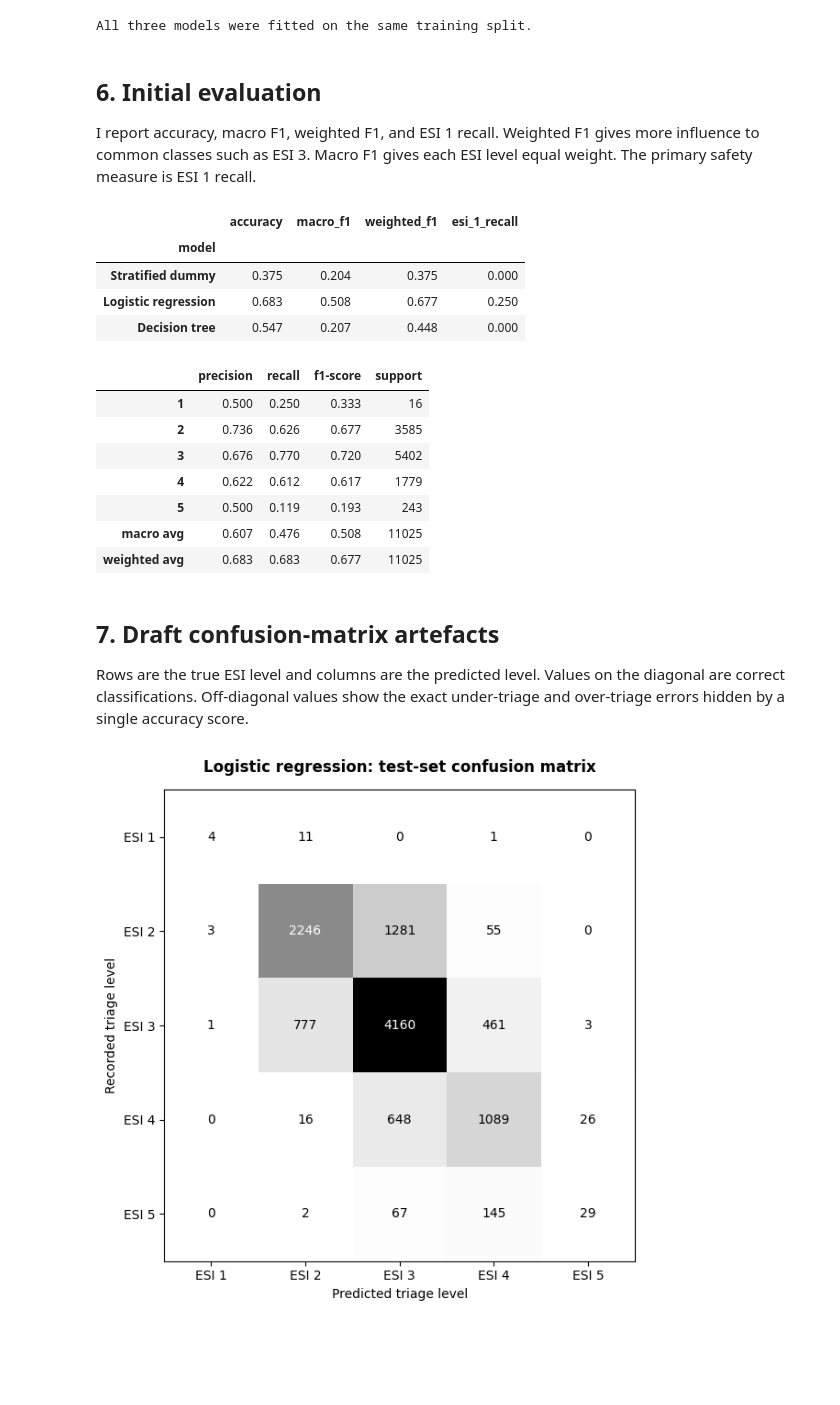
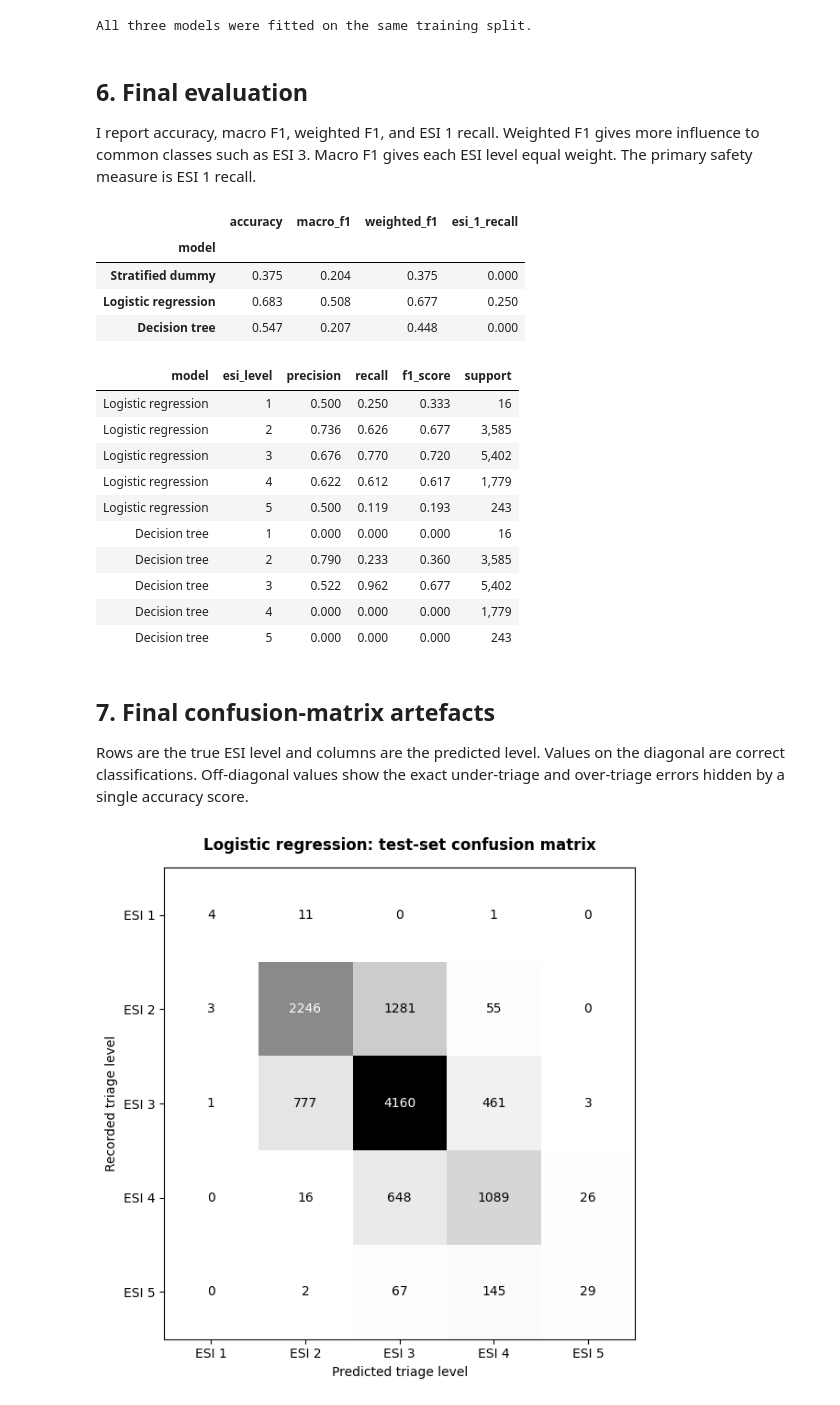
Before and after one commit to Ternatsu2/carisurg-portfolio, a Jupyter notebook: notebooks/week6_final_baseline_models.ipynb, the cells around one changed output. Saved outputs shown, nothing was run; the diff lists cells and outputs as text; code cells hidden in the pictures; blank space fills up the shorter version.

Commit message:
Add Week 6 final baseline report

```diff
--- a/notebooks/week6_interim_baseline_models.ipynb
+++ b/notebooks/week6_final_baseline_models.ipynb
@@ -219,7 +219,7 @@ print("All three models were fitted on the same training split.")
 # %% [output]
 All three models were fitted on the same training split.
 # %% [markdown]
-## 6. Initial evaluation
+## 6. Final evaluation
 
 I report accuracy, macro F1, weighted F1, and ESI 1 recall. Weighted F1 gives more influence to common classes such as ESI 3. Macro F1 gives each ESI level equal weight. The primary safety measure is ESI 1 recall.
 # %%
@@ -250,30 +250,48 @@ metrics.style.format("{:.3f}").highlight_max(axis=0, color="#e7efe7")
 | Logistic regression | 0.683 | 0.508 | 0.677 | 0.250 |
 | Decision tree | 0.547 | 0.207 | 0.448 | 0.000 |
 # %%
-logistic_report = pd.DataFrame(
-    classification_report(
+per_class_rows = []
+for model_name in ["Logistic regression", "Decision tree"]:
+    report = classification_report(
         y_test,
-        predictions["Logistic regression"],
+        predictions[model_name],
         labels=LABELS,
         output_dict=True,
         zero_division=0,
     )
-).transpose()
+    for label in LABELS:
+        result = report[str(label)]
+        per_class_rows.append(
+            {
+                "model": model_name,
+                "esi_level": label,
+                "precision": result["precision"],
+                "recall": result["recall"],
+                "f1_score": result["f1-score"],
+                "support": int(result["support"]),
+            }
+        )
 
-logistic_report.loc[[str(label) for label in LABELS] + ["macro avg", "weighted avg"]].style.format(
-    {"precision": "{:.3f}", "recall": "{:.3f}", "f1-score": "{:.3f}", "support": "{:.0f}"}
-)
+per_class_metrics = pd.DataFrame(per_class_rows)
+per_class_metrics.to_csv(docs_directory / "w6_per_class_metrics.csv", index=False)
+
+per_class_metrics.style.format(
+    {"precision": "{:.3f}", "recall": "{:.3f}", "f1_score": "{:.3f}", "support": "{:,}"}
+).hide(axis="index")
 # %% [output]
-|  | precision | recall | f1-score | support |
-| 1 | 0.500 | 0.250 | 0.333 | 16 |
-| 2 | 0.736 | 0.626 | 0.677 | 3585 |
-| 3 | 0.676 | 0.770 | 0.720 | 5402 |
-| 4 | 0.622 | 0.612 | 0.617 | 1779 |
-| 5 | 0.500 | 0.119 | 0.193 | 243 |
-| macro avg | 0.607 | 0.476 | 0.508 | 11025 |
-| weighted avg | 0.683 | 0.683 | 0.677 | 11025 |
+| model | esi_level | precision | recall | f1_score | support |
+| Logistic regression | 1 | 0.500 | 0.250 | 0.333 | 16 |
+| Logistic regression | 2 | 0.736 | 0.626 | 0.677 | 3,585 |
+| Logistic regression | 3 | 0.676 | 0.770 | 0.720 | 5,402 |
+| Logistic regression | 4 | 0.622 | 0.612 | 0.617 | 1,779 |
+| Logistic regression | 5 | 0.500 | 0.119 | 0.193 | 243 |
+| Decision tree | 1 | 0.000 | 0.000 | 0.000 | 16 |
+| Decision tree | 2 | 0.790 | 0.233 | 0.360 | 3,585 |
+| Decision tree | 3 | 0.522 | 0.962 | 0.677 | 5,402 |
+| Decision tree | 4 | 0.000 | 0.000 | 0.000 | 1,779 |
+| Decision tree | 5 | 0.000 | 0.000 | 0.000 | 243 |
 # %% [markdown]
-## 7. Draft confusion-matrix artefacts
+## 7. Final confusion-matrix artefacts
 
 Rows are the true ESI level and columns are the predicted level. Values on the diagonal are correct classifications. Off-diagonal values show the exact under-triage and over-triage errors hidden by a single accuracy score.
 # %%
```
Also changed, not shown: parts of 5 cells of this notebook, 9 other files.
